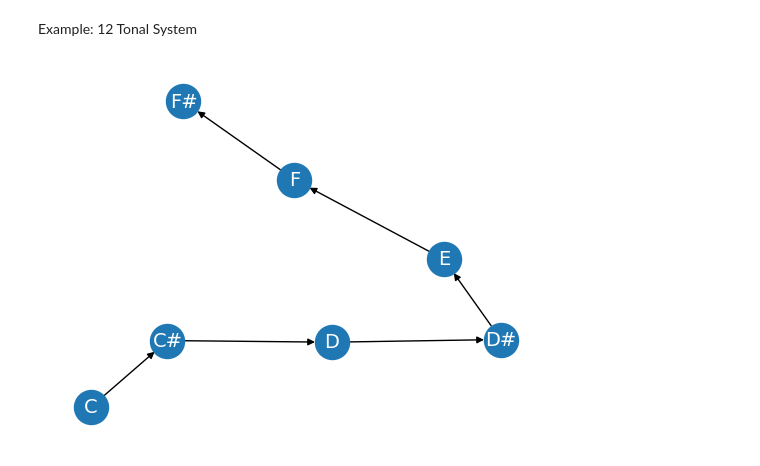
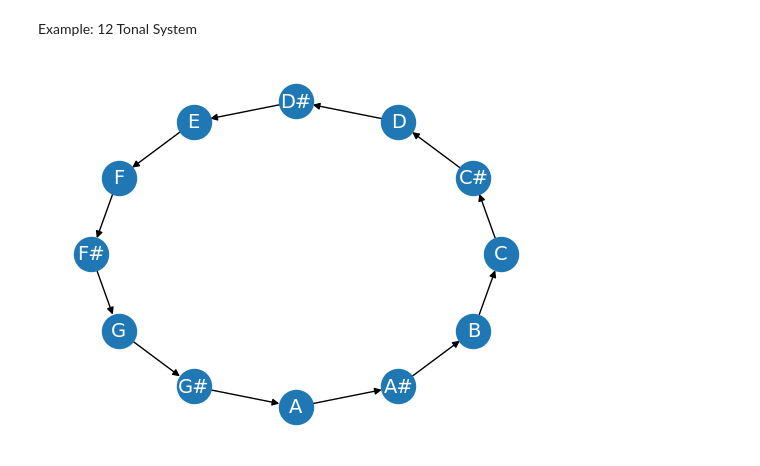
Before and after one commit to JordanEisinger/learning-practice, a Jupyter notebook: python/hands-on-graph-neural-networks-using-python/ch2-graph-theory-for-gnn.ipynb, the cells around one changed output. Saved outputs shown, nothing was run; the diff lists cells and outputs as text; code cells hidden in the pictures.

Commit message:
Update 12 note tonal system graph example

```diff
--- a/python/hands-on-graph-neural-networks-using-python/ch2-graph-theory-for-gnn.ipynb
+++ b/python/hands-on-graph-neural-networks-using-python/ch2-graph-theory-for-gnn.ipynb
@@ -286,15 +286,17 @@ Other graph algorithms build upon BFS and DFS:
 Example: 12 Tonal System
 # %%
 DG = nx.DiGraph()
-DG.add_edges_from([('C', 'C#'), ('C#', 'D'), ('D', 'D#'), ('D#', 'E'), ('E', 'F'), ('F', 'F#')])
+DG.add_edges_from([('C', 'C#'), ('C#', 'D'), ('D', 'D#'), ('D#', 'E'), ('E', 'F'), ('F', 'F#')
+                   ,('F#', 'G'), ('G', 'G#'), ('G#', 'A'), ('A', 'A#'), ('A#', 'B'), ('B', 'C')
+                   ])
 
 plt.axis('off')
 nx.draw_networkx(DG,
-                pos=nx.spring_layout(DG, seed=0),
+                pos=nx.circular_layout(DG),
                 node_size=600,
                 cmap='coolwarm',
                 font_size=14,
                 font_color='white'
                 )
 # %% [output]
-[figure, old version]
+[figure, new version]
```
